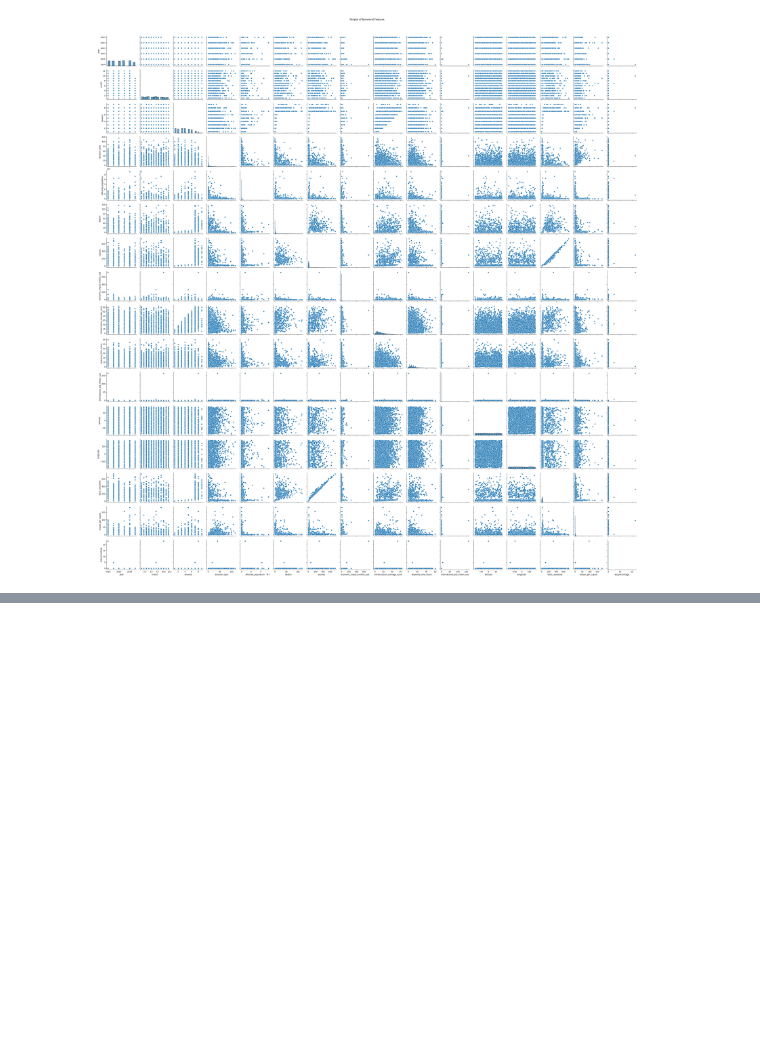
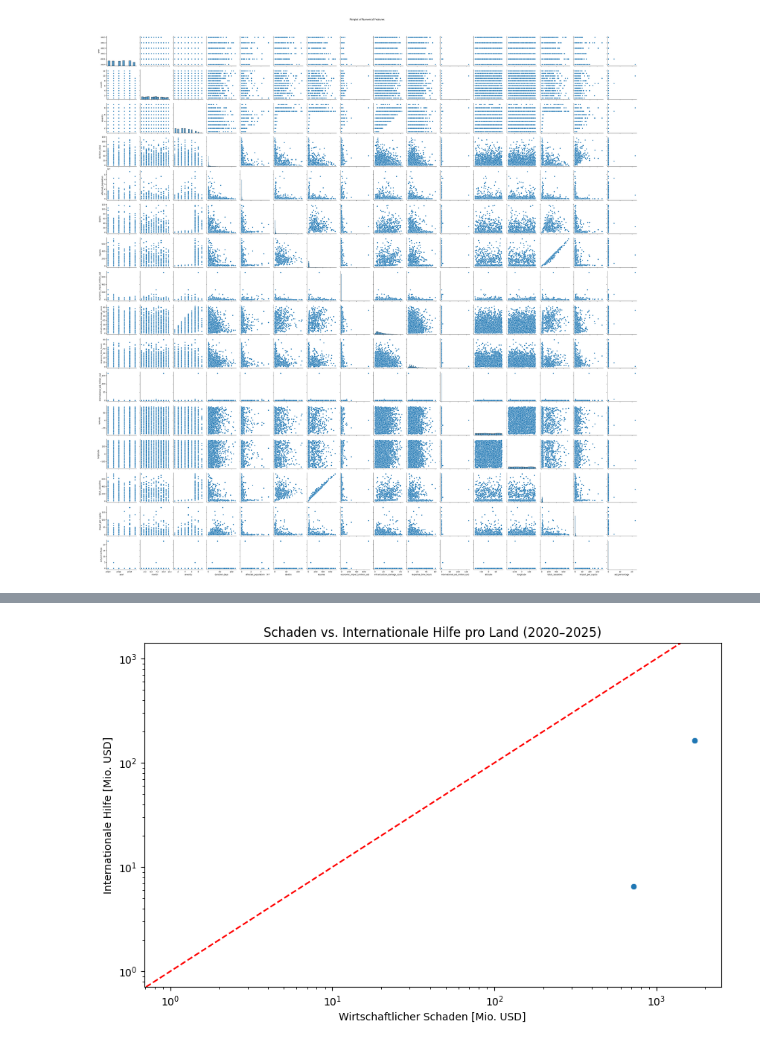
Before and after one commit to KarlFreiwald/project_IV, a Jupyter notebook: first exploration.ipynb, the cells around one changed output, grey strips where cells are left out. Cells and saved outputs as stored; diff of their text form; code cells hidden in the pictures; blank space fills up the shorter version.

```diff
--- a/first exploration.ipynb
+++ b/first exploration.ipynb
@@ -116,0 +130,22 @@ plt.show()
+# %%
+# Durchschnittlicher Schaden und Hilfe pro Land
+country_impact = data.groupby("country").agg({
+    "economic_impact_million_usd": "sum",
+    "international_aid_million_usd": "sum"
+}).reset_index()
+
+plt.figure(figsize=(10,6))
+sns.scatterplot(
+    data=country_impact,
+    x="economic_impact_million_usd",
+    y="international_aid_million_usd"
+)
+plt.title("Schaden vs. Internationale Hilfe pro Land (2020–2025)")
+plt.xlabel("Wirtschaftlicher Schaden [Mio. USD]")
+plt.ylabel("Internationale Hilfe [Mio. USD]")
+plt.xscale("log")  # Log-Skala für bessere Lesbarkeit
+plt.yscale("log")
+plt.axline((1,1),(1000,1000), color="red", linestyle="--")  # Linie Schaden=Hilfe
+plt.show()
+# %% [output]
+[figure, added]
```
Also changed, not shown: parts of 5 cells of this notebook, 1 other file.
